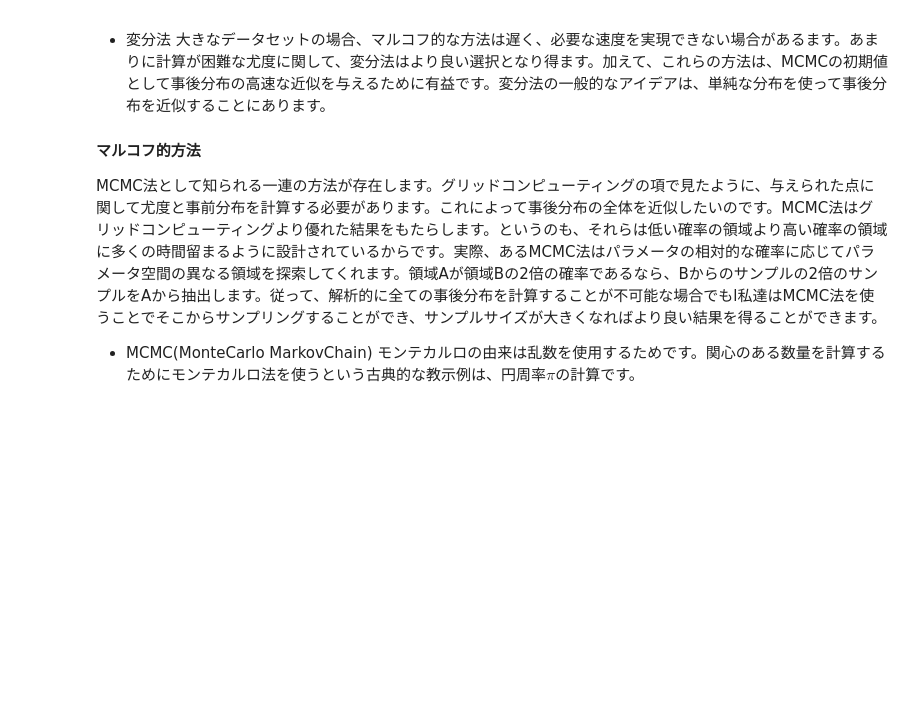
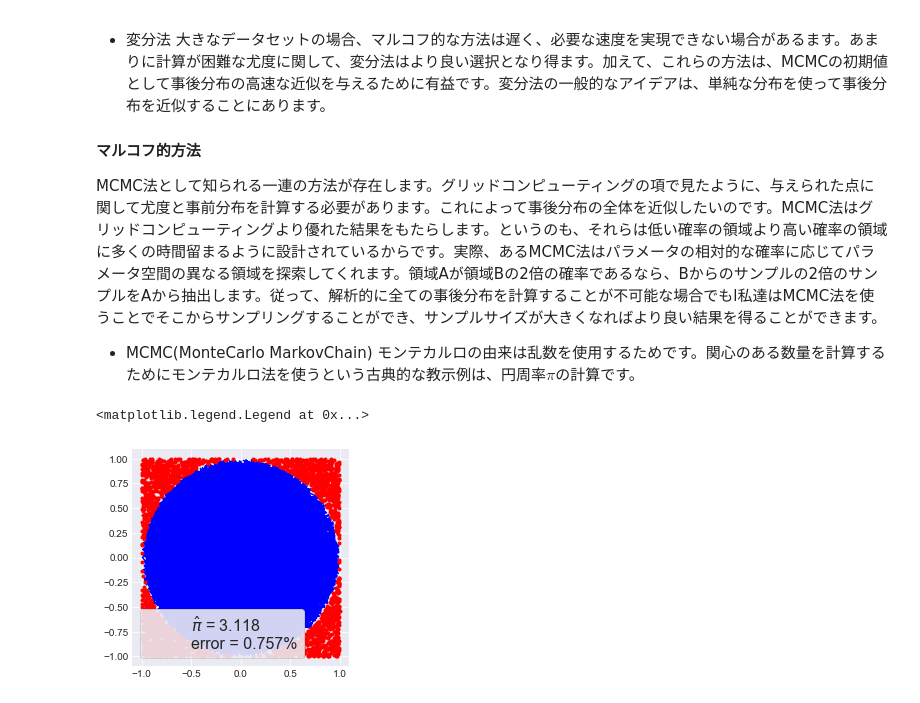
Before and after one commit to honalele/Bayesian-Modeling-With-Python, a Jupyter notebook: 7_probabilistic_programming.ipynb, the cells around one changed output. Drawn from its saved outputs; the diff is of its cells as text; code cells hidden in the pictures; blank space fills up the shorter version.

```diff
--- a/7_probabilistic_programming.ipynb
+++ b/7_probabilistic_programming.ipynb
@@ -57,3 +57,20 @@ MCMC法として知られる一連の方法が存在します。グリッドコ
 
 - MCMC(MonteCarlo MarkovChain)
 モンテカルロの由来は乱数を使用するためです。関心のある数量を計算するためにモンテカルロ法を使うという古典的な教示例は、円周率$\pi$の計算です。
+# %%
+N = 10000
+x, y = np.random.uniform(-1, 1, size=(2, N))
+inside = (x**2 + y**2) <= 1
+pi = inside.sum() * 4/N
+error = abs((pi - np.pi)/pi) * 100
+
+outside = np.invert(inside)
+
+plt.plot(x[inside], y[inside], 'b')
+plt.plot(x[outside], y[outside], 'r.')
+plt.plot(0, 0, label='$\hat\pi$ = {:4.3f}\nerror = {:4.3f}%'.format(pi, error), alpha=0)
+plt.axis('square')
+plt.legend(frameon=True, framealpha=0.9, fontsize=16)
+# %% [output]
+<matplotlib.legend.Legend at 0x...>
+[figure, added]
```
